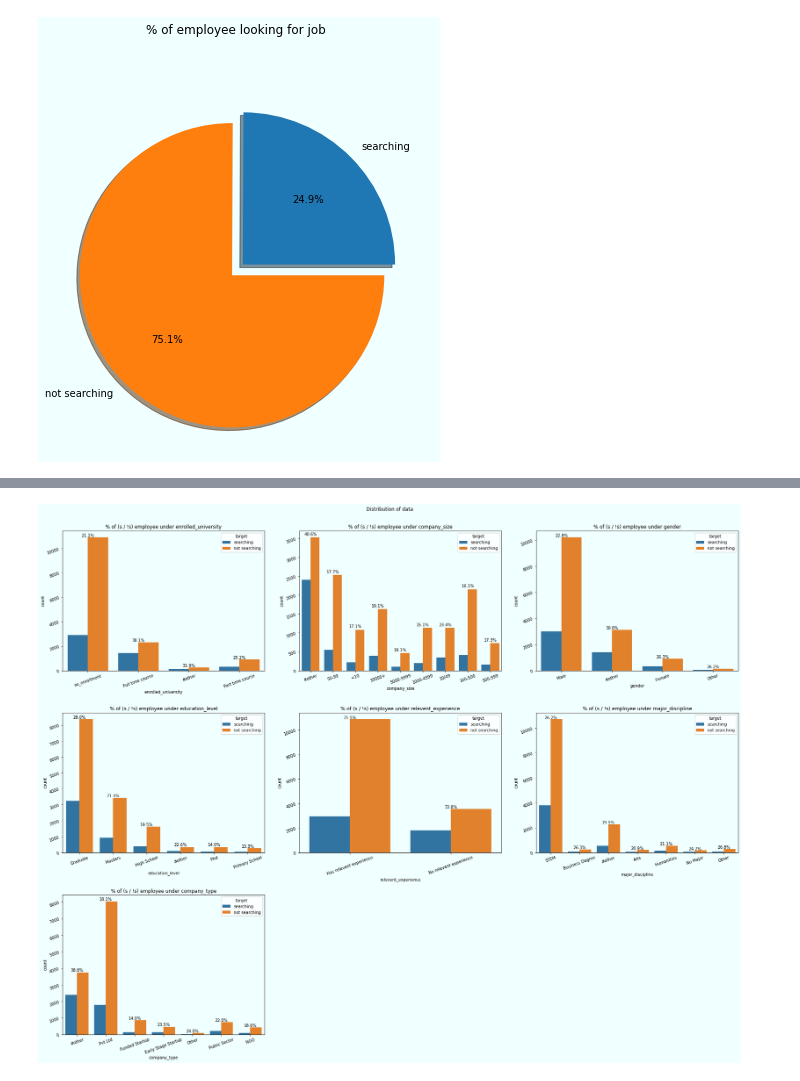
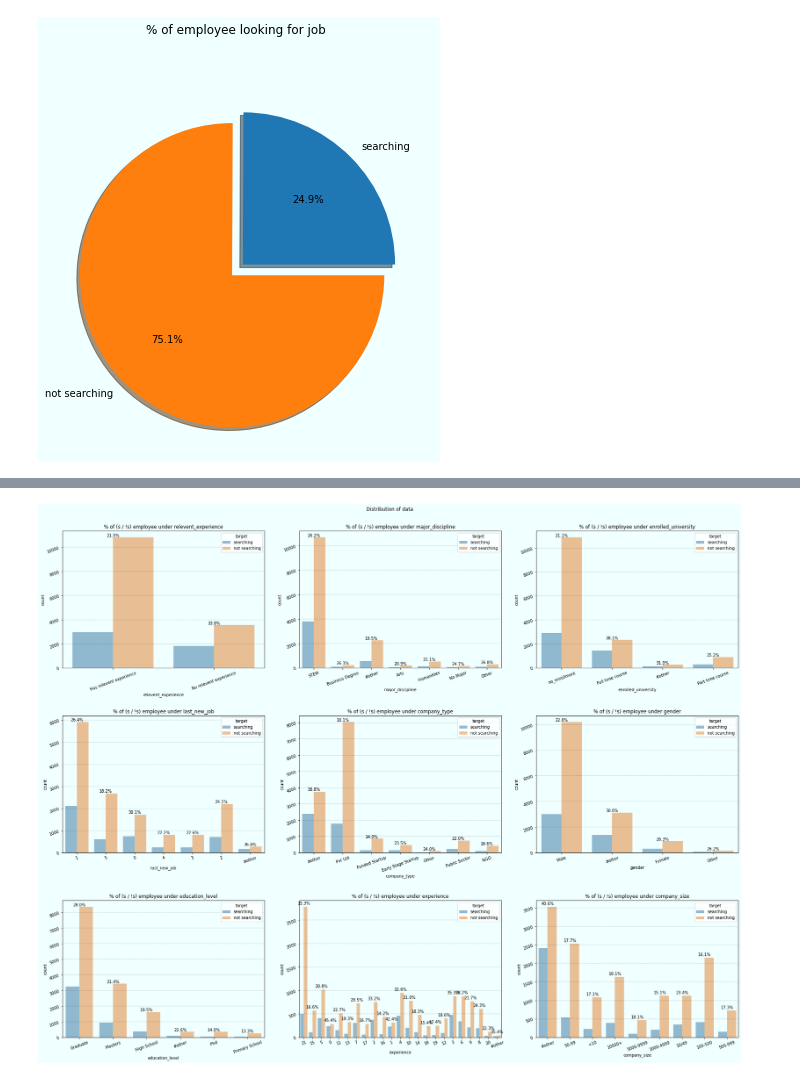
Before and after one commit to SaketCodeScribe/Kaggle, a Jupyter notebook: HR Analytics Job Change of Data Scientists/HR Analytics.ipynb, the cells around one changed output, grey strips where cells are left out. Saved outputs shown, nothing was run; the diff lists cells and outputs as text; code cells hidden in the pictures.

```diff
--- a/HR Analytics Job Change of Data Scientists/HR Analytics.ipynb
+++ b/HR Analytics Job Change of Data Scientists/HR Analytics.ipynb
@@ -145,3 +146,6 @@ fig.suptitle('% of employee looking for job')
 plt.show()
 # %% [output]
 [figure]
+# %%
+data.replace(to_replace=['>20','<1','>4','never'],value=['21','0','5','0'],inplace=True)
+data.head()
@@ -148,10 +159,10 @@ plt.show()
 # %%
 fig, axes = plt.subplots(nrows=3, ncols=3, facecolor='azure',figsize=(25,20))
-temp, i = list(set(cat_columns) - set(['city','last_new_job','experience','target'])), 0
+temp, i = list(set(cat_columns) - set(['city','target'])), 0
 for axis in axes:
     for axe in axis:
         try:
-            tot, ax = len(data), sns.countplot(x=temp[i],hue='target',data=data,saturation=0.75,ax=axe)
+            tot, ax = len(data), sns.countplot(x=temp[i],hue='target',data=data,ax=axe, alpha=.5, linewidth=0)
             for p in ax.patches:
                 percentage = f'{100 * p.get_height()/tot:.1f}%'
     #             print(p, percentage)
@@ -161,6 +172,7 @@ for axis in axes:
             axe.set_facecolor('azure')
             axe.tick_params(labelrotation=20)
             axe.set_title(f"% of employee under {temp[i]} looking for job")
+            axe.grid(color = 'black', linestyle='-.', axis = 'y', linewidth=.2)
             i += 1
         except:
             axe.remove()
@@ -172,26 +184,27 @@ plt.show()
 # %%
 fig, axes = plt.subplots(nrows=3, ncols=3, facecolor='azure',figsize=(25,20))
-temp, i = list(set(cat_columns) - set(['city','last_new_job','experience','target'])), 0
+temp, i = list(set(cat_columns) - set(['city','target'])), 0
 for axis in axes:
     for axe in axis:
         try:
-            tot, ax, per = len(data), sns.countplot(x=temp[i],hue='target',data=data,saturation=0.75,ax=axe), [0] * 2
+            tot, ax, per = len(data), sns.countplot(x=temp[i],hue='target',data=data,ax=axe, alpha=.5, linewidth=0), [0] * 2
             patch = ax.patches
             n = len(patch)
             for j in range(n // 2):
                 per[0], per[1] = 100 * patch[j].get_height()/tot, 100 * patch[j + n // 2 ].get_height()/tot
                 percentage = f'{100 * per[0] / (per[0] + per[1]):.1f}%'
                 x = patch[j].get_x() + patch[j].get_width()
                 y = patch[j + n // 2].get_height() + 50
                 ax.annotate(percentage,(x,y),ha='center')
             axe.set_facecolor('azure')
             axe.tick_params(labelrotation=20)
             axe.set_title(f"% of (s / !s) employee under {temp[i]}")
+            axe.grid(color = 'black', linestyle='-.', axis = 'y', linewidth=.2)
             i += 1
         except:
             axe.remove()
 fig.suptitle("Distribution of data")
 fig.tight_layout(pad = 3)
 plt.show()
 # %% [output]
-[figure, old version]
+[figure, new version]
```
Also changed, not shown: parts of 9 cells of this notebook.
